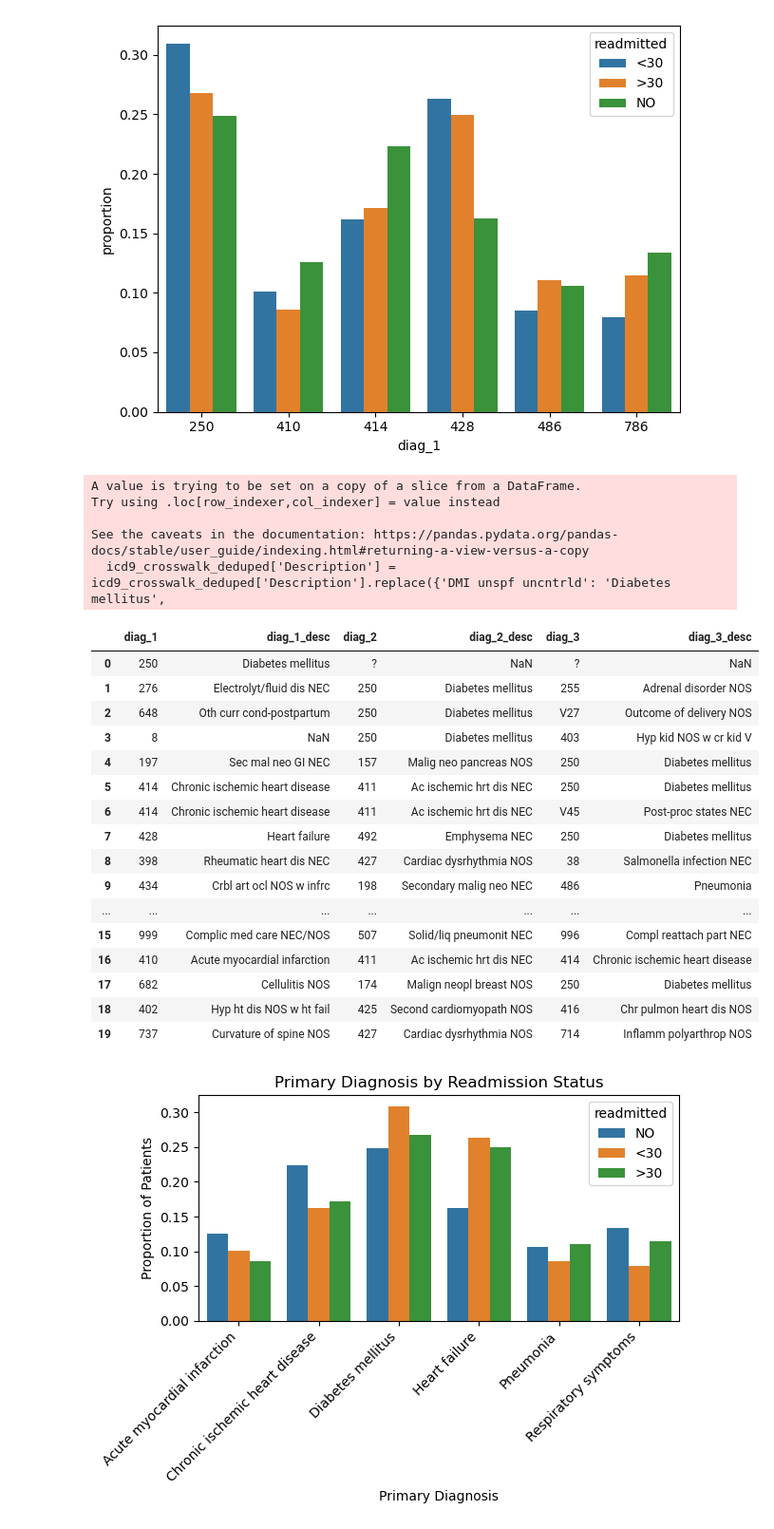
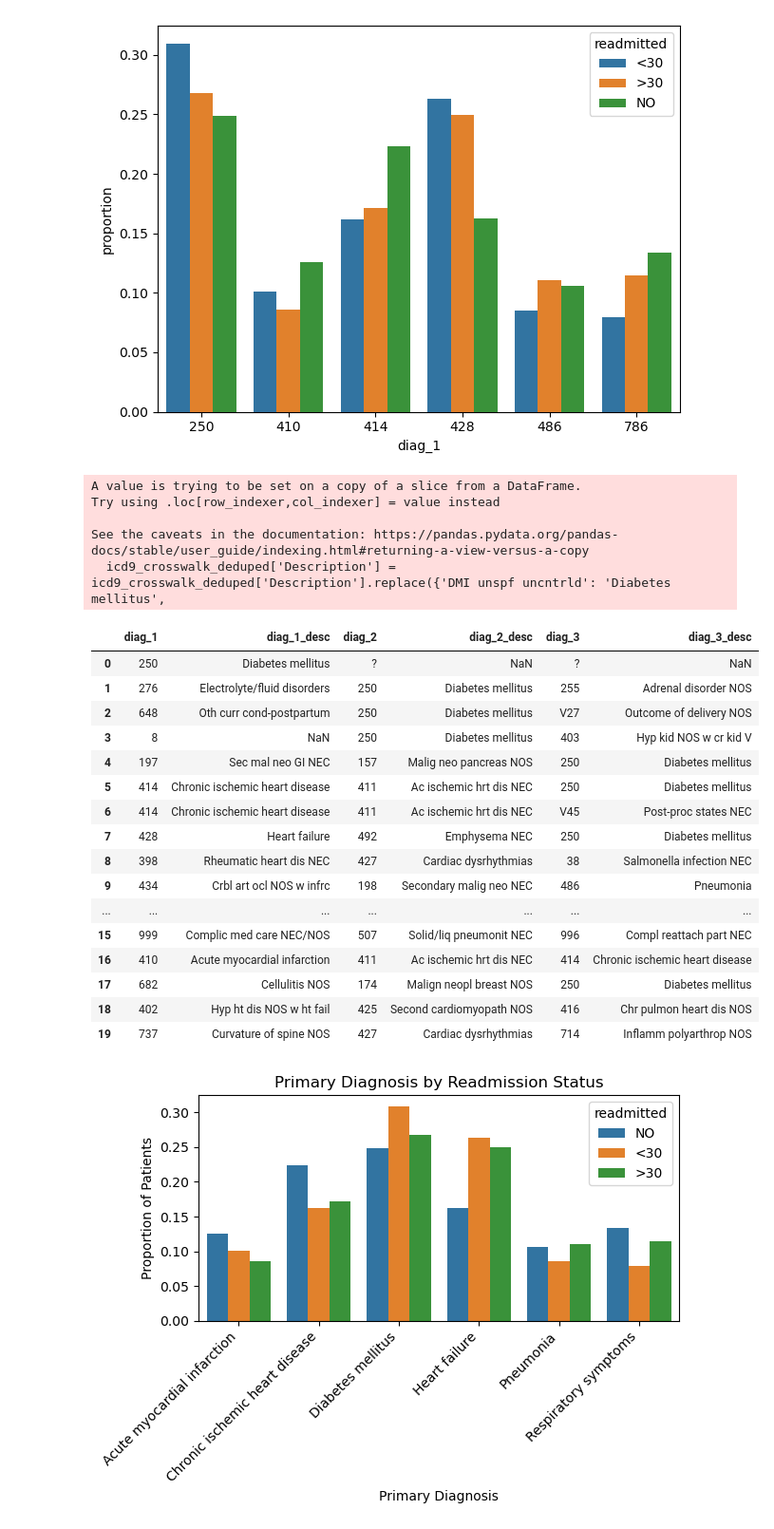
Before and after one commit to tonyinarula/Kaggle-Diabetes, a Jupyter notebook: analysis.ipynb, the cells around one changed output. Shown at 95% size. Drawn from its saved outputs; the diff is of its cells as text; code cells hidden in the pictures.

```diff
--- a/analysis.ipynb
+++ b/analysis.ipynb
@@ -285,51 +282,55 @@ plt.tight_layout()
 # %%
 # add ICD-9 descriptions to the dataset using crosswalk file
 # fix crosswalk file before merging - some codes have letters preceding, most codes are not written the same was as in the dataset
 # check which codes in the dataset are not in the crosswalk file
 
 icd9_crosswalk = pd.read_csv("data/icd9_crosswalk.csv")
 icd9_crosswalk['ICD9'] = icd9_crosswalk['ICD9'].str[:3]
 icd9_crosswalk_deduped = icd9_crosswalk.drop_duplicates(subset='ICD9', keep='last')
 
 # manually fix relevant code descriptions since many come up multiple times in the crosswalk file with different descriptions
 icd9_crosswalk_deduped['Description'] = icd9_crosswalk_deduped['Description'].replace({'DMI unspf uncntrld': 'Diabetes mellitus',
                                                                                        'AMI NOS, subsequent': 'Acute myocardial infarction',
                                                                                        'Chr ischemic hrt dis NOS': 'Chronic ischemic heart disease',
                                                                                        'Heart failure NOS': 'Heart failure',
                                                                                        'Pneumonia, organism NOS': 'Pneumonia',
-                                                                                       'Resp sys/chest symp NEC': 'Respiratory symptoms',})
+                                                                                       'Resp sys/chest symp NEC': 'Respiratory symptoms',
+                                                                                       'Hypertension NOS': 'Hypertension',
+                                                                                       'Electrolyt/fluid dis NEC': 'Electrolyte/fluid disorders',
+                                                                                       'Cardiac dysrhythmia NOS': 'Cardiac dysrhythmias',
+                                                                                       'Chr airway obstruct NEC': 'Chronic airway obstruction'})
 
 
 # merge crosswalk to descriptions of the primary, secondary, and tertiary diagnoses
-df_w_codes = df.merge(icd9_crosswalk_deduped, how = 'left', left_on = 'diag_1', right_on = 'ICD9')
-df_w_codes = df_w_codes.rename(columns = {'Description': 'diag_1_desc'})
-df_w_codes = df_w_codes.merge(icd9_crosswalk_deduped, how = 'left', left_on = 'diag_2', right_on = 'ICD9')
-df_w_codes = df_w_codes.rename(columns = {'Description': 'diag_2_desc'})
-df_w_codes = df_w_codes.merge(icd9_crosswalk_deduped, how = 'left', left_on = 'diag_3', right_on = 'ICD9')
-df_w_codes = df_w_codes.rename(columns = {'Description': 'diag_3_desc'})
-df_w_codes[['diag_1','diag_1_desc','diag_2','diag_2_desc','diag_3','diag_3_desc']].head(20)
+df = df.merge(icd9_crosswalk_deduped, how = 'left', left_on = 'diag_1', right_on = 'ICD9')
+df = df.rename(columns = {'Description': 'diag_1_desc'})
+df = df.merge(icd9_crosswalk_deduped, how = 'left', left_on = 'diag_2', right_on = 'ICD9')
+df = df.rename(columns = {'Description': 'diag_2_desc'})
+df = df.merge(icd9_crosswalk_deduped, how = 'left', left_on = 'diag_3', right_on = 'ICD9')
+df = df.rename(columns = {'Description': 'diag_3_desc'})
+df[['diag_1','diag_1_desc','diag_2','diag_2_desc','diag_3','diag_3_desc']].head(20)
 # %% [output]
 A value is trying to be set on a copy of a slice from a DataFrame.
 Try using .loc[row_indexer,col_indexer] = value instead
 
 See the caveats in the documentation: https://pandas.pydata.org/pandas-docs/stable/user_guide/indexing.html#returning-a-view-versus-a-copy
   icd9_crosswalk_deduped['Description'] = icd9_crosswalk_deduped['Description'].replace({'DMI unspf uncntrld': 'Diabetes mellitus',
 |  | diag_1 | diag_1_desc | diag_2 | diag_2_desc | diag_3 | diag_3_desc |
 | 0 | 250 | Diabetes mellitus | ? | NaN | ? | NaN |
-| 1 | 276 | Electrolyt/fluid dis NEC | 250 | Diabetes mellitus | 255 | Adrenal disorder NOS |
+| 1 | 276 | Electrolyte/fluid disorders | 250 | Diabetes mellitus | 255 | Adrenal disorder NOS |
 | 2 | 648 | Oth curr cond-postpartum | 250 | Diabetes mellitus | V27 | Outcome of delivery NOS |
 | 3 | 8 | NaN | 250 | Diabetes mellitus | 403 | Hyp kid NOS w cr kid V |
 | 4 | 197 | Sec mal neo GI NEC | 157 | Malig neo pancreas NOS | 250 | Diabetes mellitus |
 | 5 | 414 | Chronic ischemic heart disease | 411 | Ac ischemic hrt dis NEC | 250 | Diabetes mellitus |
 | 6 | 414 | Chronic ischemic heart disease | 411 | Ac ischemic hrt dis NEC | V45 | Post-proc states NEC |
 | 7 | 428 | Heart failure | 492 | Emphysema NEC | 250 | Diabetes mellitus |
-| 8 | 398 | Rheumatic heart dis NEC | 427 | Cardiac dysrhythmia NOS | 38 | Salmonella infection NEC |
+| 8 | 398 | Rheumatic heart dis NEC | 427 | Cardiac dysrhythmias | 38 | Salmonella infection NEC |
 | 9 | 434 | Crbl art ocl NOS w infrc | 198 | Secondary malig neo NEC | 486 | Pneumonia |
 | ... | ... | ... | ... | ... | ... | ... |
 | 15 | 999 | Complic med care NEC/NOS | 507 | Solid/liq pneumonit NEC | 996 | Compl reattach part NEC |
 | 16 | 410 | Acute myocardial infarction | 411 | Ac ischemic hrt dis NEC | 414 | Chronic ischemic heart disease |
 | 17 | 682 | Cellulitis NOS | 174 | Malign neopl breast NOS | 250 | Diabetes mellitus |
 | 18 | 402 | Hyp ht dis NOS w ht fail | 425 | Second cardiomyopath NOS | 416 | Chr pulmon heart dis NOS |
-| 19 | 737 | Curvature of spine NOS | 427 | Cardiac dysrhythmia NOS | 714 | Inflamm polyarthrop NOS |
+| 19 | 737 | Curvature of spine NOS | 427 | Cardiac dysrhythmias | 714 | Inflamm polyarthrop NOS |
 # %%
 # add descriptions to diagnosis by readmission status plot
```
Also changed, not shown: parts of 8 cells of this notebook.
